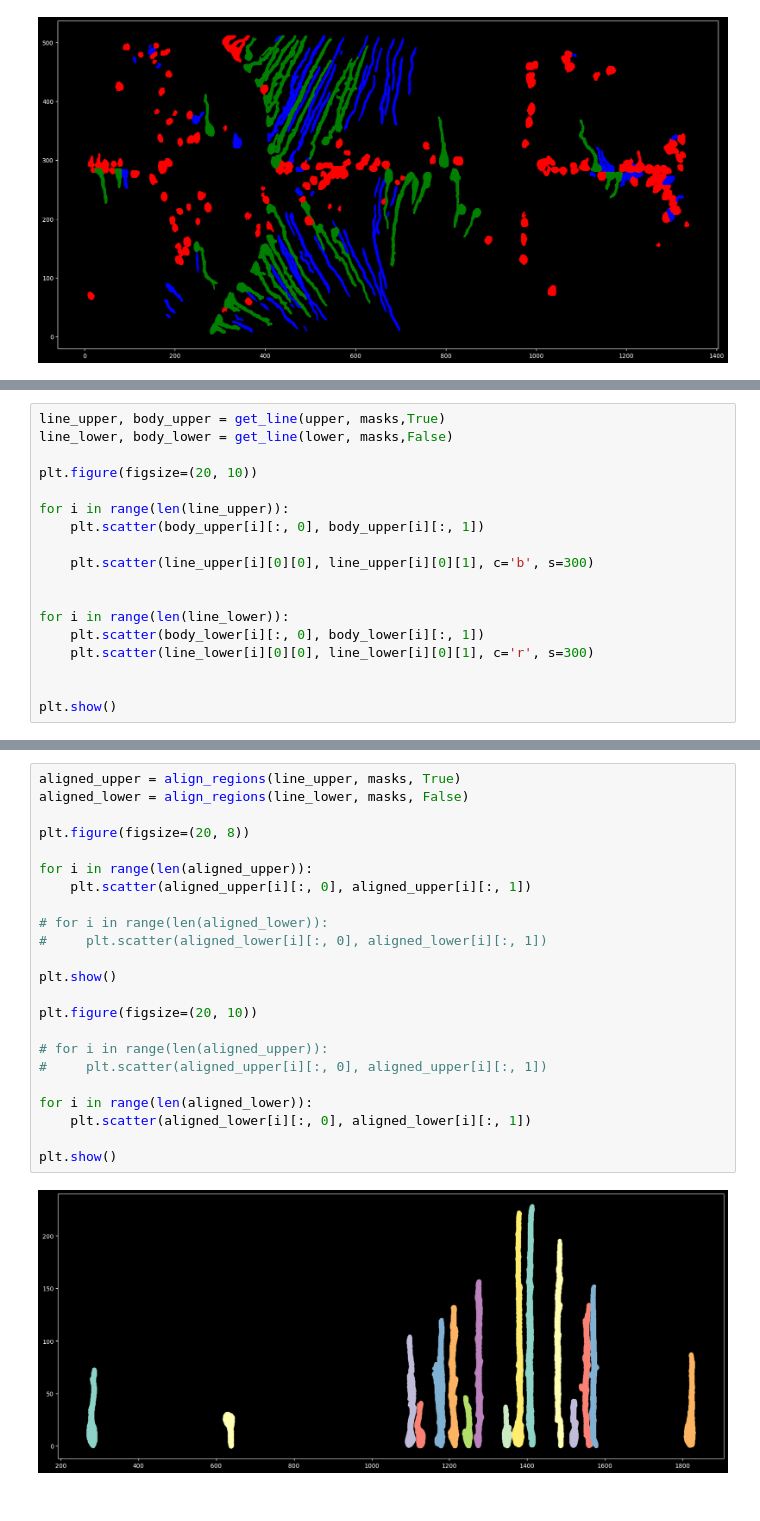
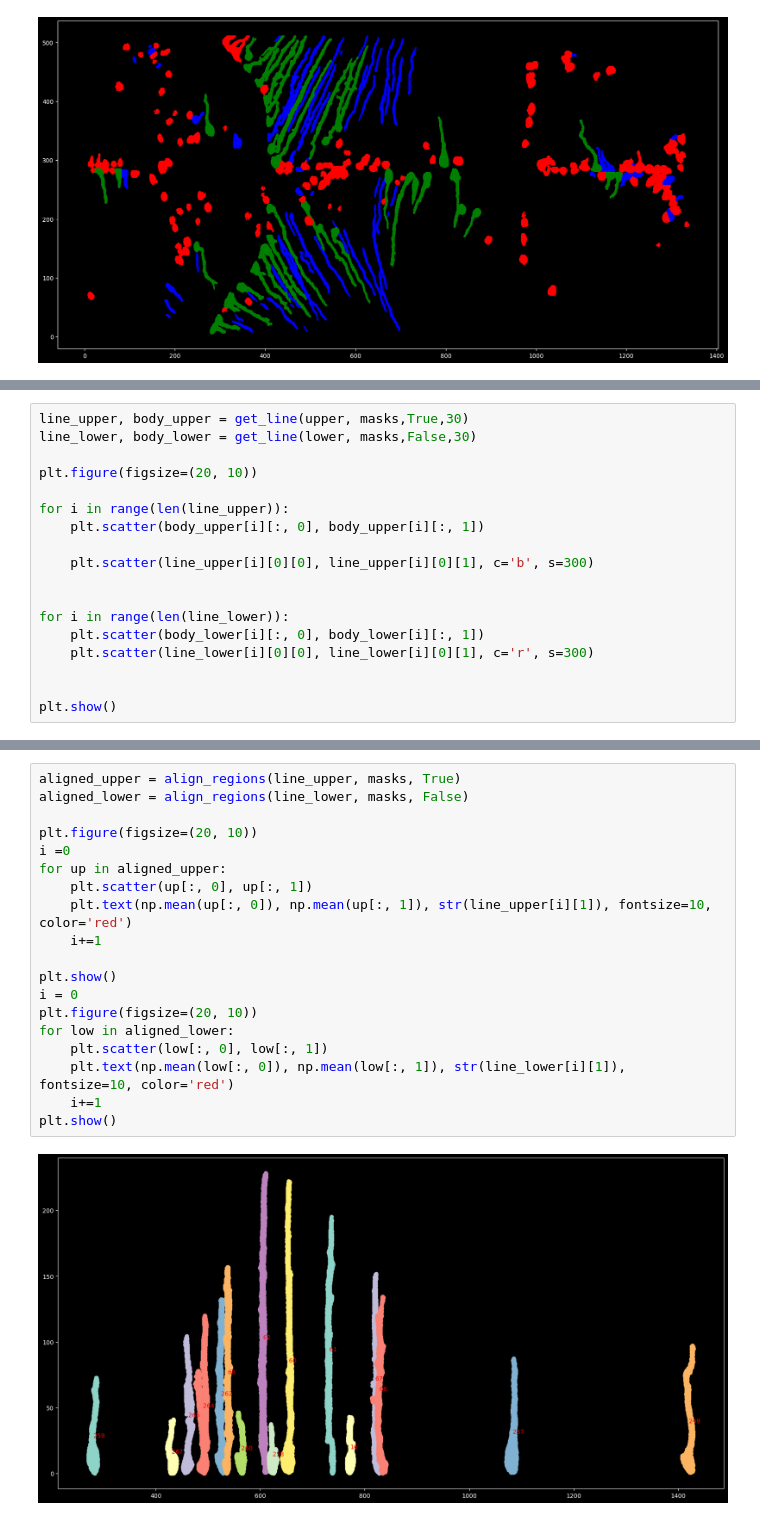
Before and after one commit to yaksilab/silver-dollop, a Jupyter notebook: src/astroglial_analysis/notebook.ipynb, the cells around one changed output, grey strips where cells are left out. Drawn from its saved outputs; the diff is of its cells as text.

Commit message:
Improved visualization

```diff
--- a/src/astroglial_analysis/notebook.ipynb
+++ b/src/astroglial_analysis/notebook.ipynb
@@ -74,6 +81,6 @@ plt.show()
 # %%
-line_upper, body_upper = get_line(upper, masks,True)
-line_lower, body_lower = get_line(lower, masks,False)
+line_upper, body_upper = get_line(upper, masks,True,30)
+line_lower, body_lower = get_line(lower, masks,False,30)
 
 plt.figure(figsize=(20, 10))
 
@@ -94,25 +101,21 @@ plt.show()
 # %%
 aligned_upper = align_regions(line_upper, masks, True)
 aligned_lower = align_regions(line_lower, masks, False)
 
-plt.figure(figsize=(20, 8))
-
-for i in range(len(aligned_upper)):
-    plt.scatter(aligned_upper[i][:, 0], aligned_upper[i][:, 1])
-
-# for i in range(len(aligned_lower)):
-#     plt.scatter(aligned_lower[i][:, 0], aligned_lower[i][:, 1])
+plt.figure(figsize=(20, 10))
+i =0
+for up in aligned_upper:
+    plt.scatter(up[:, 0], up[:, 1])
+    plt.text(np.mean(up[:, 0]), np.mean(up[:, 1]), str(line_upper[i][1]), fontsize=10, color='red')
+    i+=1
 
 plt.show()
-
+i = 0
 plt.figure(figsize=(20, 10))
-
-# for i in range(len(aligned_upper)):
-#     plt.scatter(aligned_upper[i][:, 0], aligned_upper[i][:, 1])
-
-for i in range(len(aligned_lower)):
-    plt.scatter(aligned_lower[i][:, 0], aligned_lower[i][:, 1])
-
+for low in aligned_lower:
+    plt.scatter(low[:, 0], low[:, 1])
+    plt.text(np.mean(low[:, 0]), np.mean(low[:, 1]), str(line_lower[i][1]), fontsize=10, color='red')
+    i+=1
 plt.show()
 # %% [output]
-[figure, old version]
+[figure, new version]
```
Also changed, not shown: parts of 6 cells of this notebook.
